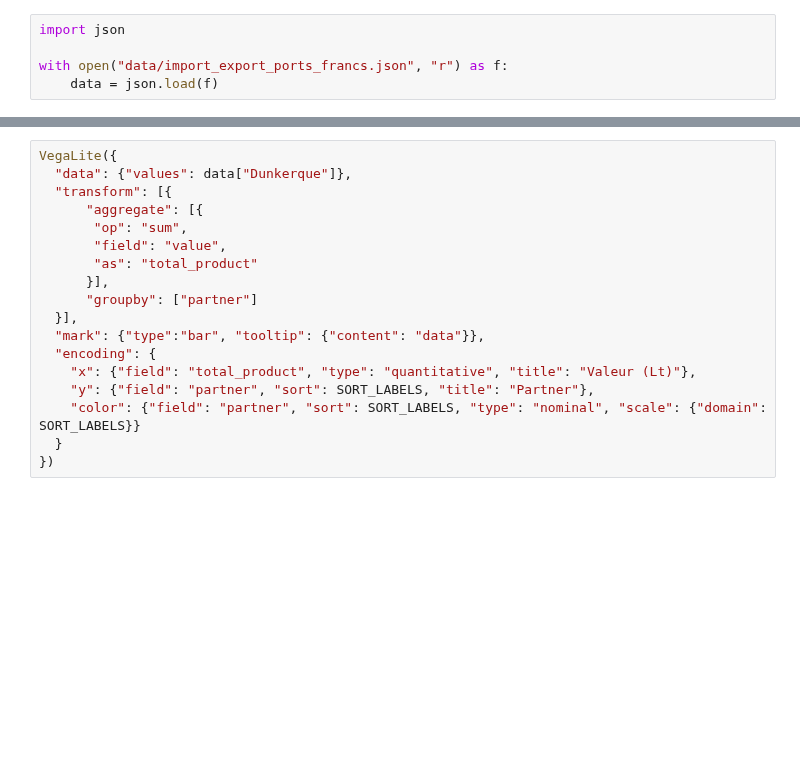
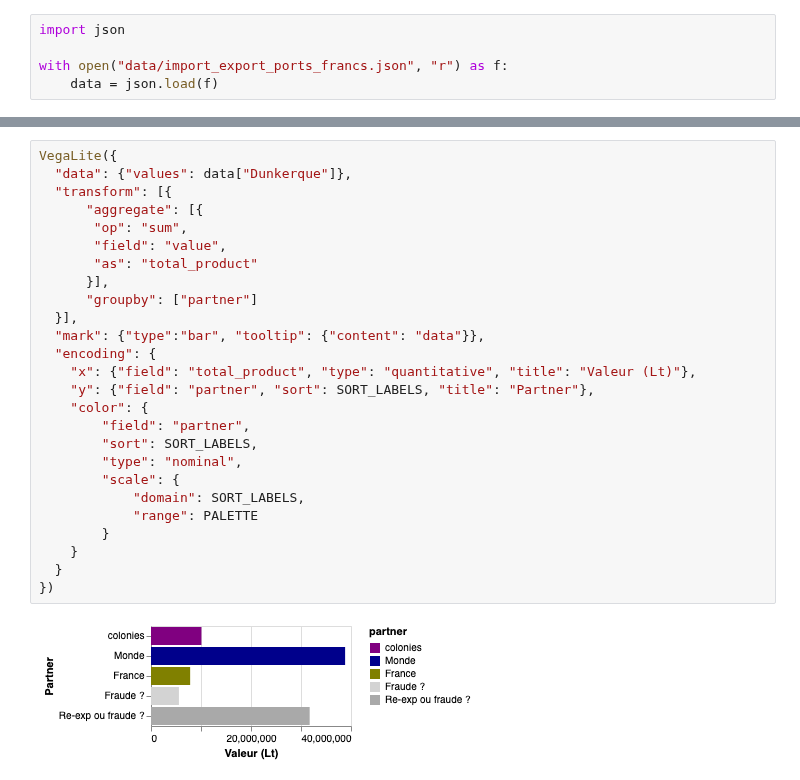
Before and after one commit to medialab/portic-datasprint-2022, a Jupyter notebook: productions/module_08/vegalite.ipynb, the cells around one changed output, grey strips where cells are left out. Cells and saved outputs as stored; diff of their text form; blank space fills up the shorter version.

```diff
--- a/productions/module_08/vegalite.ipynb
+++ b/productions/module_08/vegalite.ipynb
@@ -33,21 +39,31 @@ VegaLite({
 # %%
 VegaLite({
   "data": {"values": data["Dunkerque"]},
   "transform": [{
       "aggregate": [{
        "op": "sum",
        "field": "value",
        "as": "total_product"
       }],
       "groupby": ["partner"]
   }],
   "mark": {"type":"bar", "tooltip": {"content": "data"}},
   "encoding": {
     "x": {"field": "total_product", "type": "quantitative", "title": "Valeur (Lt)"},
     "y": {"field": "partner", "sort": SORT_LABELS, "title": "Partner"},
-    "color": {"field": "partner", "sort": SORT_LABELS, "type": "nominal", "scale": {"domain": SORT_LABELS}}
+    "color": {
+        "field": "partner",
+        "sort": SORT_LABELS,
+        "type": "nominal",
+        "scale": {
+            "domain": SORT_LABELS,
+            "range": PALETTE
+        }
+    }
   }
 })
+# %% [output]
+[figure, added]
 # %%
 from itertools import groupby
 
```
Also changed, not shown: parts of 6 cells of this notebook, 2 other files.
